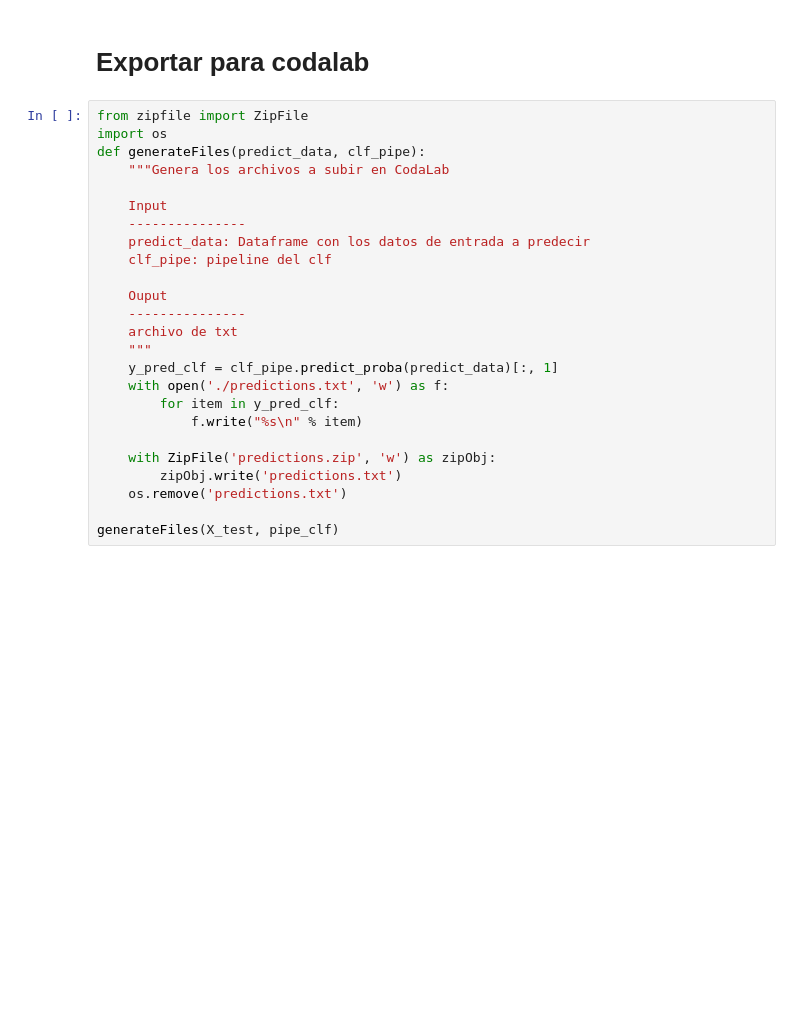
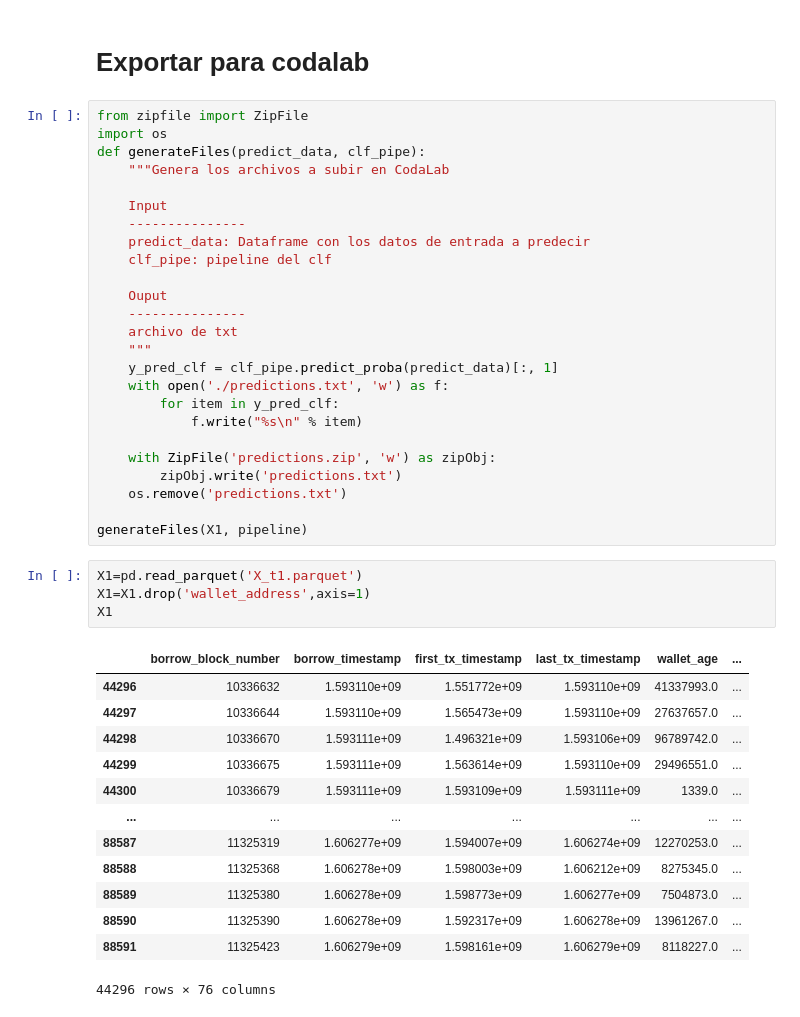
Before and after one commit to Geral37/MDS7202, a Jupyter notebook: Proyecto/Etapa 1/Etapa 1.ipynb, the cells around one changed output. Drawn from its saved outputs; the diff is of its cells as text; blank space fills up the shorter version.

```diff
--- a/Proyecto/Etapa 1/Etapa 1.ipynb
+++ b/Proyecto/Etapa 1/Etapa 1.ipynb
@@ -259,4 +316,22 @@ def generateFiles(predict_data, clf_pipe):
         zipObj.write('predictions.txt')
     os.remove('predictions.txt')
 
-generateFiles(X_test, pipe_clf)
+generateFiles(X1, pipeline)
+# %%
+X1=pd.read_parquet('X_t1.parquet')
+X1=X1.drop('wallet_address',axis=1)
+X1
+# %% [output]
+|  | borrow_block_number | borrow_timestamp | first_tx_timestamp | last_tx_timestamp | wallet_age | ... |
+| 44296 | 10336632 | 1.593110e+09 | 1.551772e+09 | 1.593110e+09 | 41337993.0 | ... |
+| 44297 | 10336644 | 1.593110e+09 | 1.565473e+09 | 1.593110e+09 | 27637657.0 | ... |
+| 44298 | 10336670 | 1.593111e+09 | 1.496321e+09 | 1.593106e+09 | 96789742.0 | ... |
+| 44299 | 10336675 | 1.593111e+09 | 1.563614e+09 | 1.593110e+09 | 29496551.0 | ... |
+| 44300 | 10336679 | 1.593111e+09 | 1.593109e+09 | 1.593111e+09 | 1339.0 | ... |
+| ... | ... | ... | ... | ... | ... | ... |
+| 88587 | 11325319 | 1.606277e+09 | 1.594007e+09 | 1.606274e+09 | 12270253.0 | ... |
+| 88588 | 11325368 | 1.606278e+09 | 1.598003e+09 | 1.606212e+09 | 8275345.0 | ... |
+| 88589 | 11325380 | 1.606278e+09 | 1.598773e+09 | 1.606277e+09 | 7504873.0 | ... |
+| 88590 | 11325390 | 1.606278e+09 | 1.592317e+09 | 1.606278e+09 | 13961267.0 | ... |
+| 88591 | 11325423 | 1.606279e+09 | 1.598161e+09 | 1.606279e+09 | 8118227.0 | ... |
+44296 rows × 76 columns
```
Also changed, not shown: parts of 4 cells of this notebook, 1 other file.
